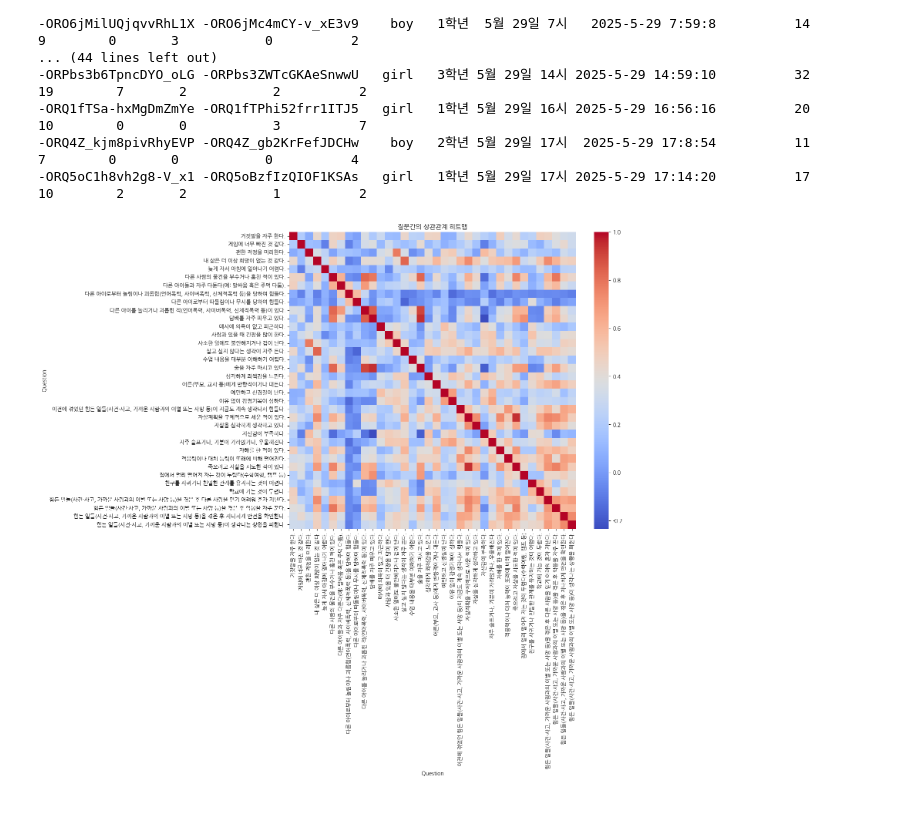
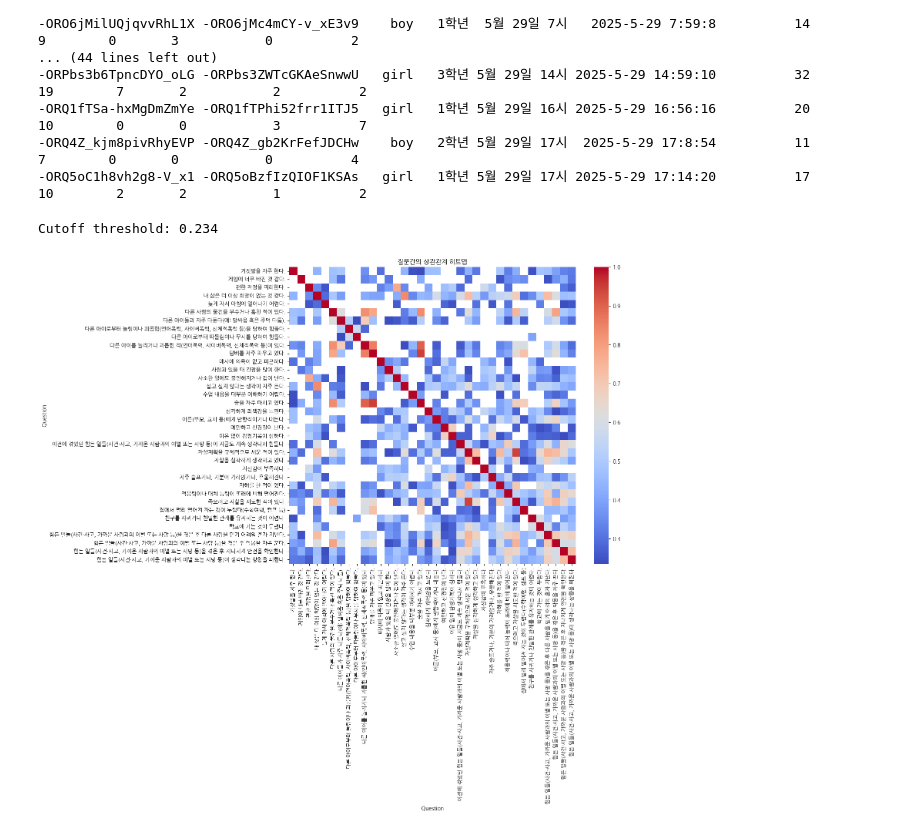
Before and after one commit to PangyoHigh/Psychological-Well-Being-Diagnosis-Checker, a Jupyter notebook: data/analytics2.ipynb, the cells around one changed output. Cells and saved outputs as stored; diff of their text form; code cells hidden in the pictures.

```diff
--- a/data/analytics2.ipynb
+++ b/data/analytics2.ipynb
@@ -81,15 +97,30 @@ print(df_combined.to_string(index=False))
 -ORQ4Z_kjm8pivRhyEVP -ORQ4Z_gb2KrFefJDCHw    boy   2학년 5월 29일 17시  2025-5-29 17:8:54          11           7        0       0           0          4
 -ORQ5oC1h8vh2g8-V_x1 -ORQ5oBzfIzQIOF1KSAs   girl   1학년 5월 29일 17시 2025-5-29 17:14:20          17          10        2       2           1          2
 # %%
+# Step 1: Pivot the data
 pivot_df = question_df.pivot(
     index="student_id", columns="Question", values="Answer")
+
+# Step 2: Compute the correlation matrix
 correlation_matrix = pivot_df.corr()
+
+# Step 3: Find minimum negative value (most negative correlation)
+min_neg_corr = correlation_matrix[correlation_matrix < 0].min().min()
+
+# Step 4: Compute cutoff threshold (absolute value of most negative correlation)
+cutoff = abs(min_neg_corr)
+print(f"Cutoff threshold: {cutoff:.3f}")
+
+# Step 5: Zero out all correlations below the cutoff in absolute value
+filtered_corr = correlation_matrix.mask(correlation_matrix.abs() <= cutoff, None)
+# %% [output]
+Cutoff threshold: 0.234
 # %%
 import seaborn as sns
 
 plt.figure(figsize=(12, 10))
-sns.heatmap(correlation_matrix, annot=False, cmap="coolwarm")
+sns.heatmap(filtered_corr, annot=False, cmap="coolwarm")
 plt.title("질문간의 상관관계 히트맵")
 plt.show()
 # %% [output]
-[figure, old version]
+[figure, new version]
```
Also changed, not shown: parts of 5 cells of this notebook, 26 other files.
